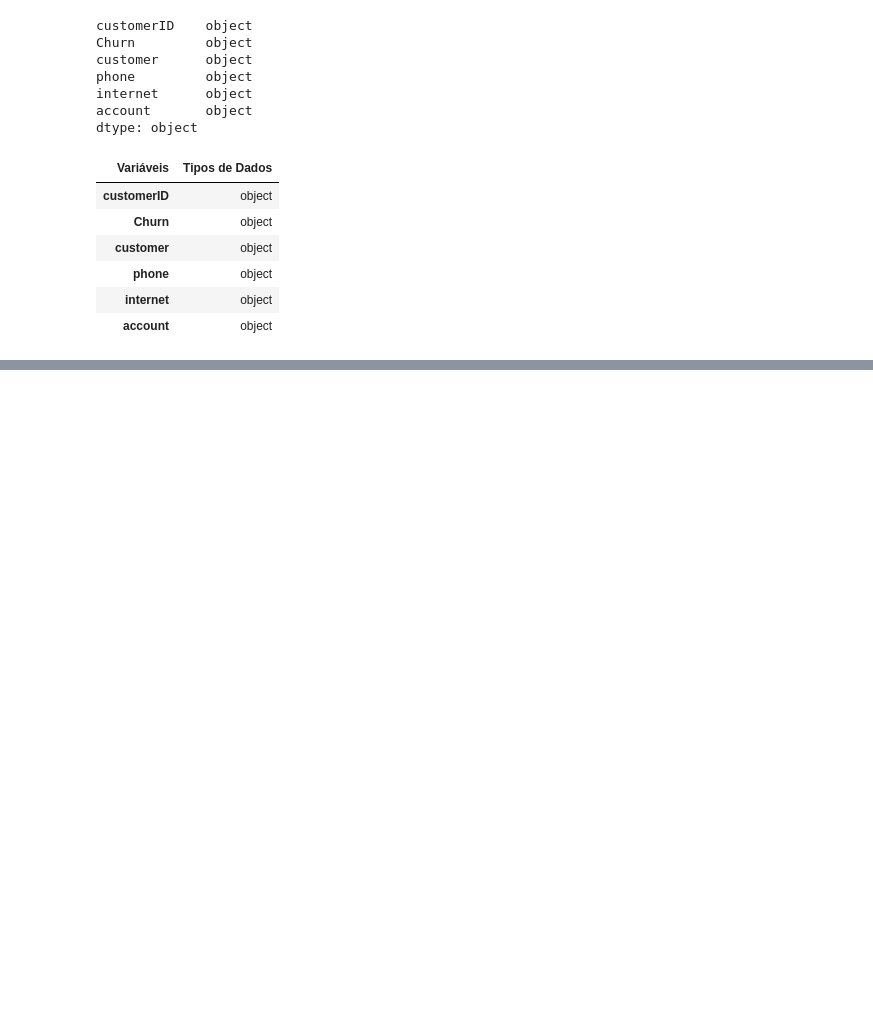
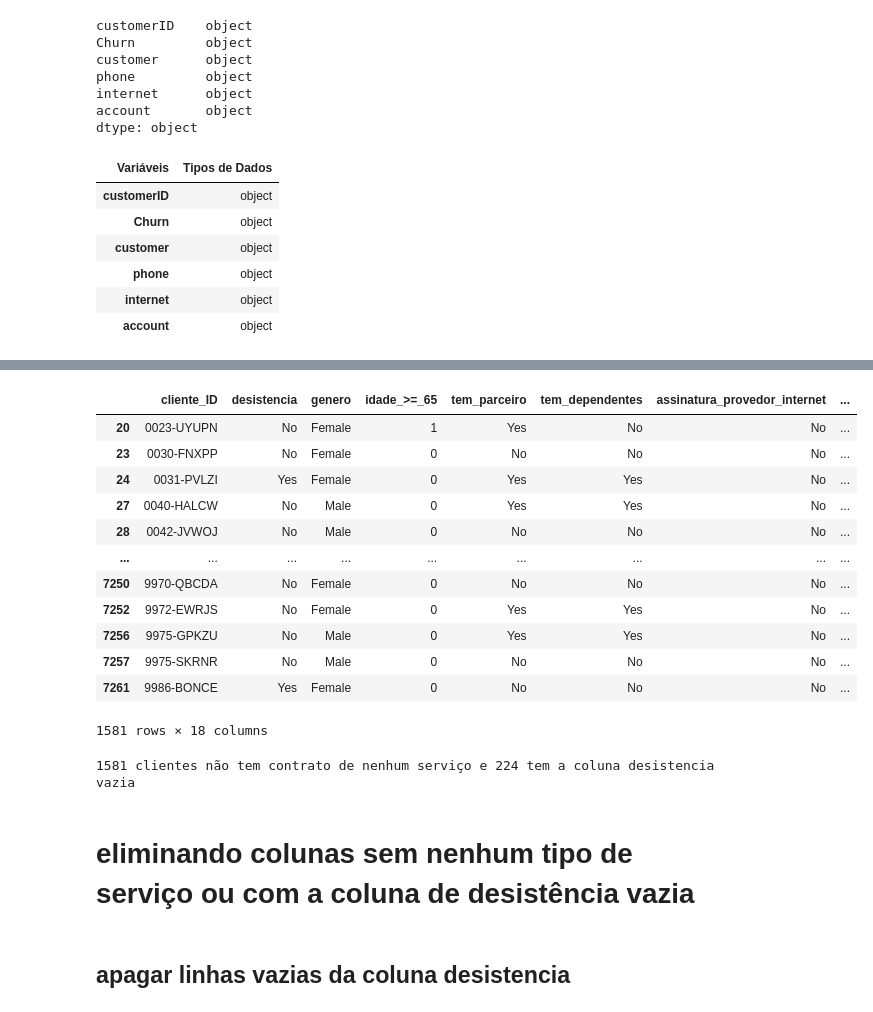
Before and after one commit to jbauermanncode/alura_chalenge, a Jupyter notebook: chur_de_clientes.ipynb, the cells around one changed output, grey strips where cells are left out. Saved outputs shown, nothing was run; the diff lists cells and outputs as text; code cells hidden in the pictures; blank space fills up the shorter version.

```diff
--- a/chur_de_clientes.ipynb
+++ b/chur_de_clientes.ipynb
@@ -970,0 +464,28 @@ churn_de_clientes.head(5)
+# %%
+selecao = dados['assinatura_adicional_seguranca_online'].isin(no_service)
+# %%
+no_service = dados[selecao]
+# %%
+no_service
+# %% [output]
+|  | cliente_ID | desistencia | genero | idade_>=_65 | tem_parceiro | tem_dependentes | assinatura_provedor_internet | ... |
+| 20 | 0023-UYUPN | No | Female | 1 | Yes | No | No | ... |
+| 23 | 0030-FNXPP | No | Female | 0 | No | No | No | ... |
+| 24 | 0031-PVLZI | Yes | Female | 0 | Yes | Yes | No | ... |
+| 27 | 0040-HALCW | No | Male | 0 | Yes | Yes | No | ... |
+| 28 | 0042-JVWOJ | No | Male | 0 | No | No | No | ... |
+| ... | ... | ... | ... | ... | ... | ... | ... | ... |
+| 7250 | 9970-QBCDA | No | Female | 0 | No | No | No | ... |
+| 7252 | 9972-EWRJS | No | Female | 0 | Yes | Yes | No | ... |
+| 7256 | 9975-GPKZU | No | Male | 0 | Yes | Yes | No | ... |
+| 7257 | 9975-SKRNR | No | Male | 0 | No | No | No | ... |
+| 7261 | 9986-BONCE | Yes | Female | 0 | No | No | No | ... |
+1581 rows × 18 columns
+# %%
+print(f'{len(no_service)} clientes não tem contrato de nenhum serviço e {len(desistencia_vazio)} tem a coluna desistencia vazia' )
+# %% [output]
+1581 clientes não tem contrato de nenhum serviço e 224 tem a coluna desistencia vazia
+# %% [markdown]
+# eliminando colunas sem nenhum tipo de serviço ou com a coluna de desistência vazia
+# %% [markdown]
+## apagar linhas vazias da coluna desistencia
```
Also changed, not shown: parts of 226 cells of this notebook, 11 other files.
